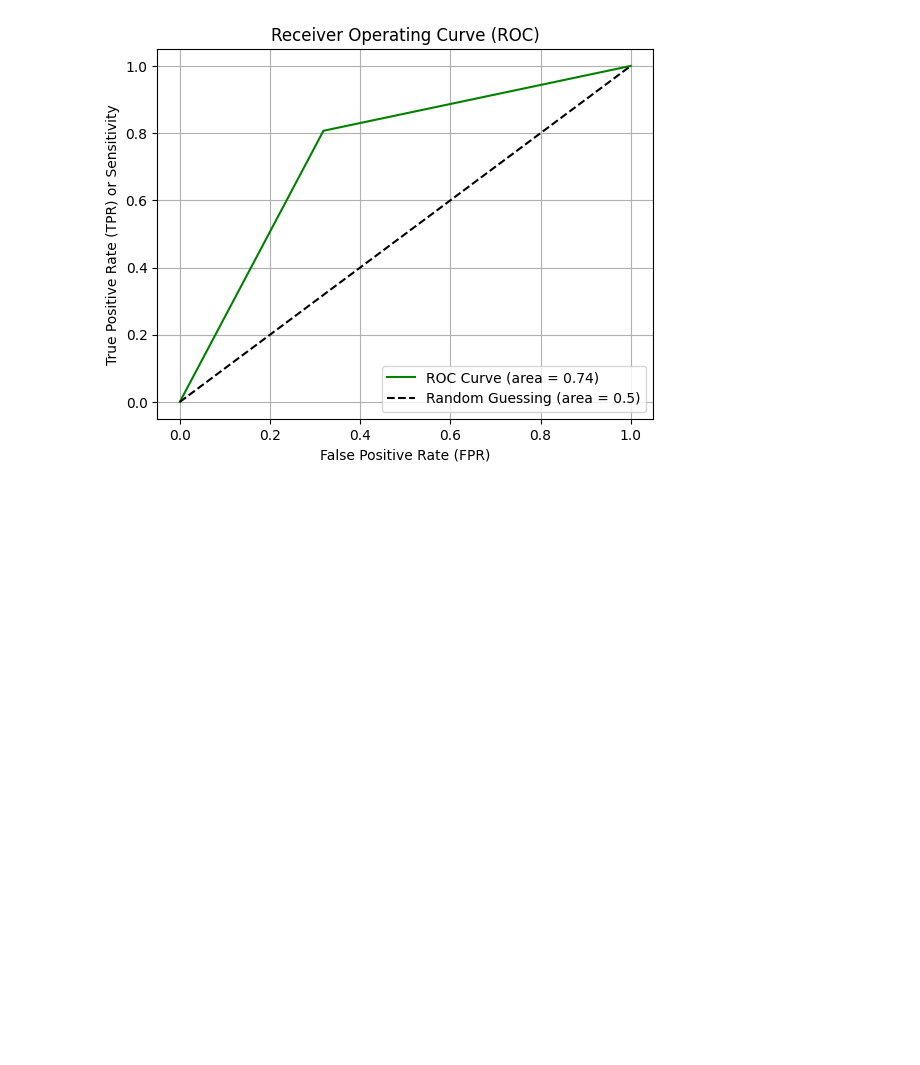
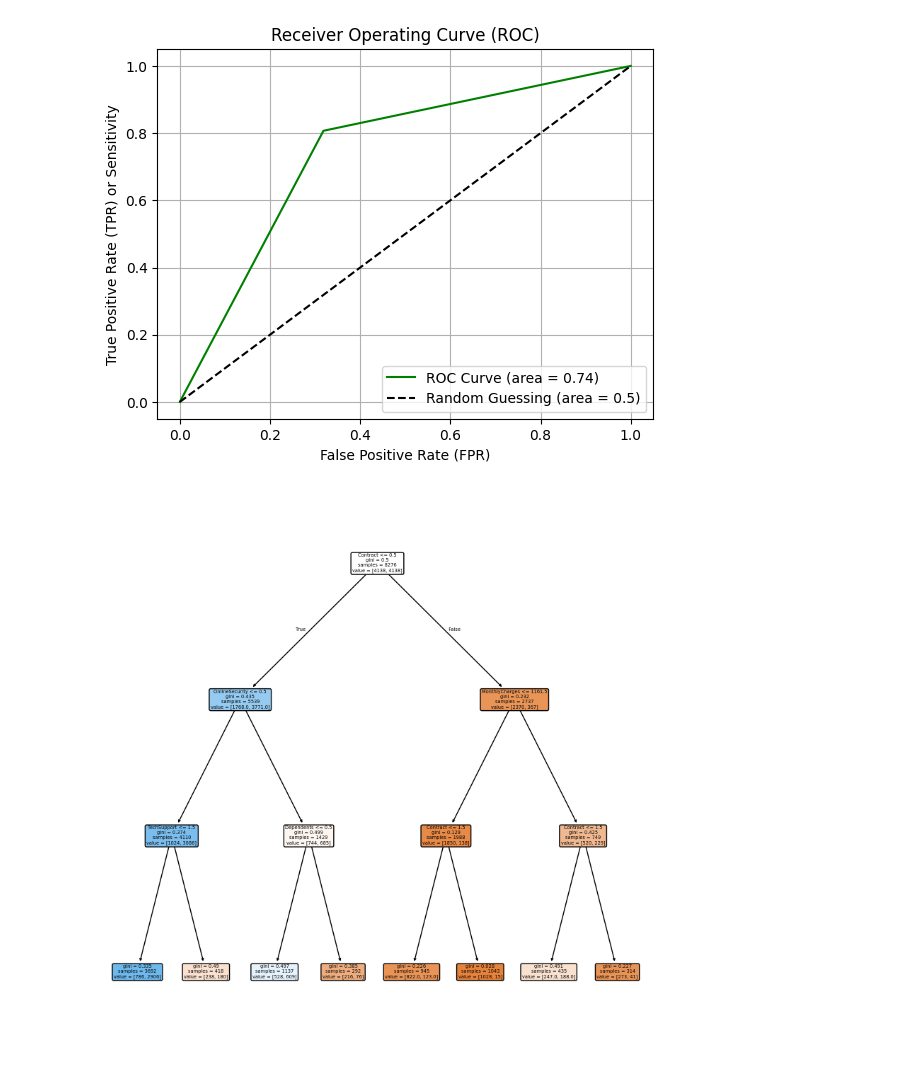
Before and after one commit to Md-Maruf-1727/Machine-Learning-Algorithms, a Jupyter notebook: Decision Tree Classifier/Customer churn prediction/code.ipynb, the cells around one changed output. Saved outputs shown, nothing was run; the diff lists cells and outputs as text; code cells hidden in the pictures; blank space fills up the shorter version.

```diff
--- a/Decision Tree Classifier/Customer churn prediction/code.ipynb
+++ b/Decision Tree Classifier/Customer churn prediction/code.ipynb
@@ -280,3 +280,10 @@ plt.grid(True)                                  # Adds a grid to the plot.
 plt.show()                                      # Displays the ROC curve.
 # %% [output]
 [figure]
+# %%
+# Visualizes the trained Decision Tree model as a tree diagram.
+plt.figure(figsize=(10,10))                                # Sets the figure size for the tree plot.
+plot_tree(model1, feature_names=x.columns, filled=True, rounded=True)  # Plots the Decision Tree with feature names, colored nodes, and rounded edges.
+plt.show()                                                  # Displays the Decision Tree plot.
+# %% [output]
+[figure, added]
```
